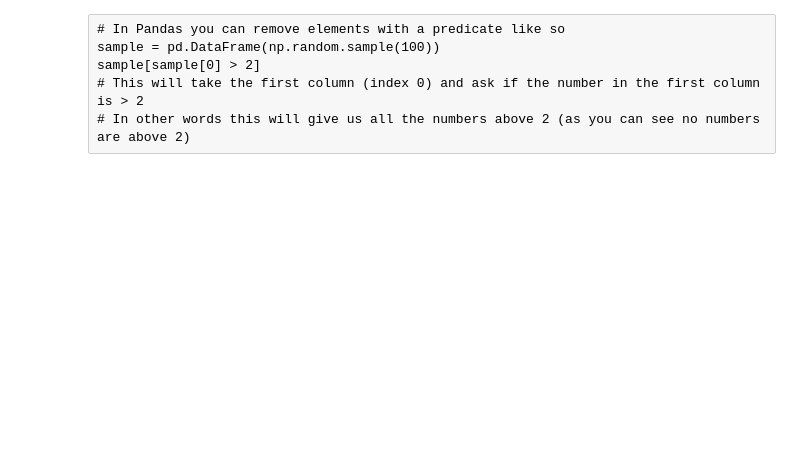
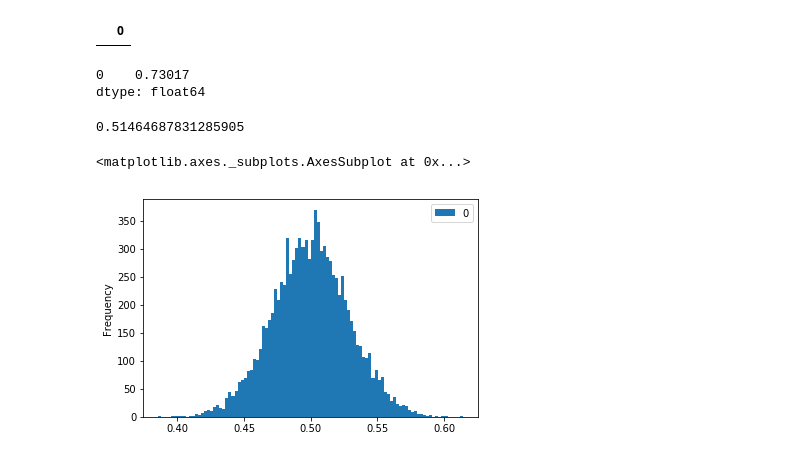
Before and after one commit to datsoftlyngby/soft2017fall-business-intelligence-teaching-material, a Jupyter notebook: examples/Sampling and populations.ipynb, the cells around one changed output. Drawn from its saved outputs; the diff is of its cells as text; code cells hidden in the pictures; blank space fills up the shorter version.

```diff
--- a/examples/Sampling and populations.ipynb
+++ b/examples/Sampling and populations.ipynb
@@ -9,24 +9,38 @@ pd.DataFrame(np.random.sample(100)).plot.hist()
 # %%
 # Using the same sample as above, calculate the mean of the sample
 # Is that mean representative? Why/why not?
-# %% [raw]
-# In Pandas you can remove elements with a predicate like so
-sample = pd.DataFrame(np.random.sample(100))
-sample[sample[0] > 2]
-# This will take the first column (index 0) and ask if the number in the first column is > 2
-# In other words this will give us all the numbers above 2 (as you can see no numbers are above 2)
+# %%
+# In Pandas you can remove elements with a predicate like so
+sample = pd.DataFrame(np.random.sample(100))
+sample[sample[0] > 2]
+# This will take the first column (index 0) and ask if the number in the first column is > 2
+# In other words this will give us all the numbers above 2 (as you can see no numbers are above 2)
+# %% [output]
+|  | 0 |
 # %%
 # Create and plot a sample that is _not_ representative
 # Why is it not representative?
+sample[sample[0] > 0.5].mean()
+# %% [output]
+0    0.73017
+dtype: float64
 # %%
 # Create 10000 samples with 100 numbers using `np.random.sample`
-samples = ...
+samples = [np.random.sample(100) for x in range(0, 10000)]
+# %%
+np.random.sample(100).mean()
+# %% [output]
+0.51464687831285905
 # %%
 # Calculate the mean of each of these samples
 # The `means` variable should be a list of 10000 mean values
-means = ...
+means = [sample.mean() for sample in samples]
 # %%
 # Convert the list of means into a pd.DataFrame
-mean_frame = ...
+mean_frame = pd.DataFrame(means)
 # %%
 # Plot all the mean values below using Pandas `hist(bins=100)`
+mean_frame.plot.hist(bins=100)
+# %% [output]
+<matplotlib.axes._subplots.AxesSubplot at 0x...>
+[figure, added]
```
Also changed, not shown: 5 other files.
